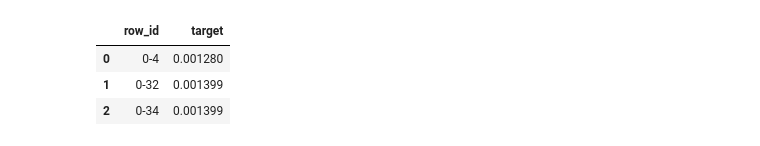
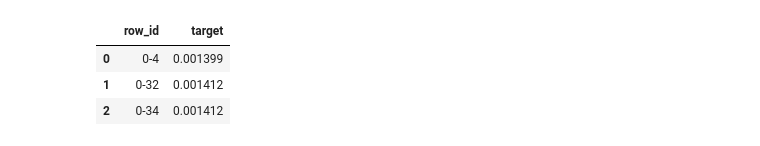
Before and after one commit to tenten0727/OPVP, a Jupyter notebook: notebook/003_test.ipynb, the cells around one changed output. Saved outputs shown, nothing was run; the diff lists cells and outputs as text; code cells hidden in the pictures.

```diff
--- a/notebook/003_test.ipynb
+++ b/notebook/003_test.ipynb
@@ -15,7 +150,8 @@ sys.path.append('/home/cggyoshikawa/work/kaggle/OPVP')
 # %%
 data_dir = '../input/optiver-realized-volatility-prediction/'
 # %%
-df_test = pd.read_pickle('/home/cggyoshikawa/work/kaggle/OPVP/output/feature/nb002/test.pkl')
+df_test = pd.read_pickle('/home/yoshikawa/work/kaggle/OPVP/output/feature/nb001/test.pkl')
 
 y_pred = df_test[['row_id']]
 X_test = df_test.drop(['time_id', 'row_id'], axis=1)
+X_test
@@ -22,20 +163,20 @@ X_test = df_test.drop(['time_id', 'row_id'], axis=1)
 # %%
 target = np.zeros(len(X_test))
 models = []
 for i in range(5):
-    with open('../output/model/nb002/lgbm'+str(i)+'.pkl', 'rb') as f:
+    with open('../output/model/nb001/lgbm'+str(i)+'.pkl', 'rb') as f:
         models.append(pickle.load(f))
 
 for model in models:
-    pred = model.predict(X_test, num_iteration=model.best_iteration)
+    pred = model.predict(X_test[val_columns], num_iteration=model.best_iteration)
     target += pred / len(models)
 
 y_pred = y_pred.assign(target=target)
 y_pred
 # %% [output]
 |  | row_id | target |
-| 0 | 0-4 | 0.001280 |
-| 1 | 0-32 | 0.001399 |
-| 2 | 0-34 | 0.001399 |
+| 0 | 0-4 | 0.001399 |
+| 1 | 0-32 | 0.001412 |
+| 2 | 0-34 | 0.001412 |
 # %%
 # y_pred.to_csv('submission.csv',index = False)
```
Also changed, not shown: parts of 2 cells of this notebook.
